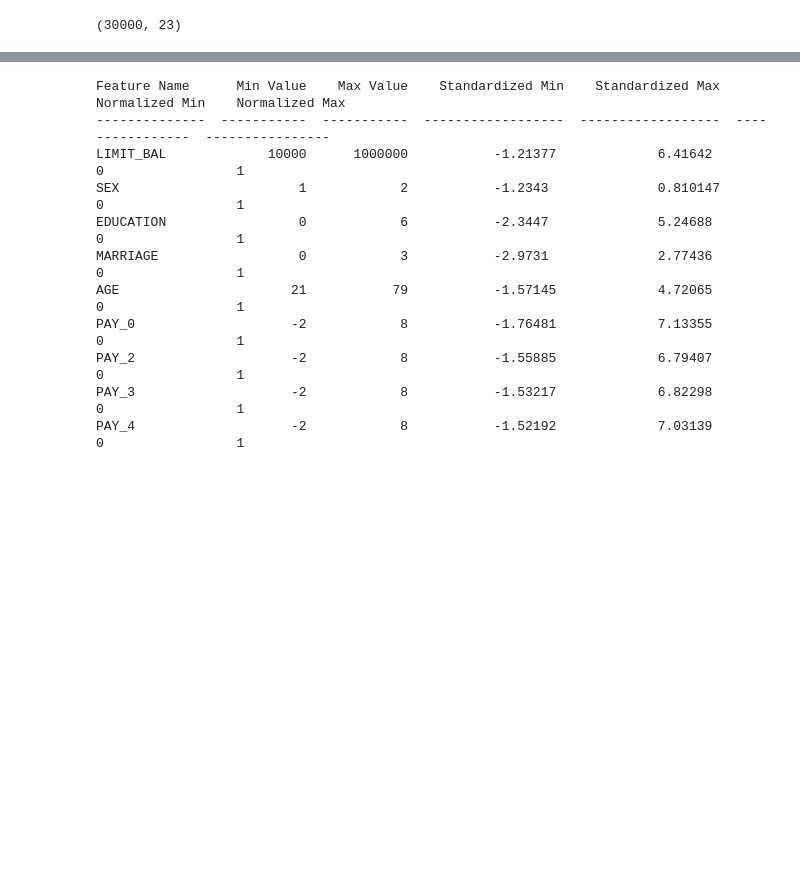
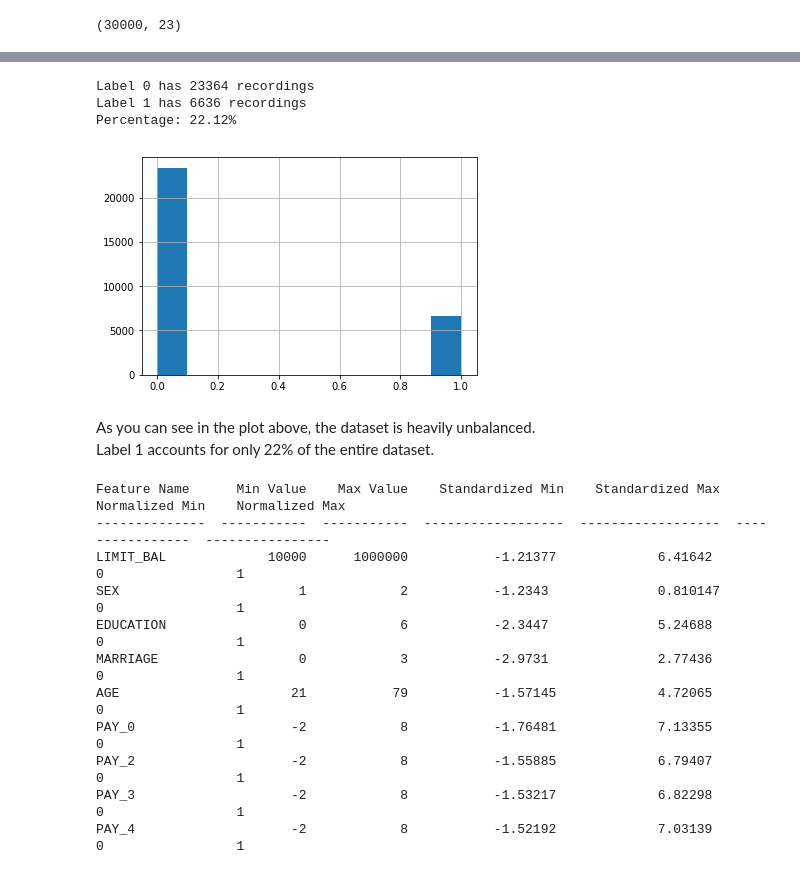
Before and after one commit to lenlehm/Classification-and-Regression, a Jupyter notebook: ClassificationAndRegression.ipynb, the cells around one changed output, grey strips where cells are left out. Drawn from its saved outputs; the diff is of its cells as text; code cells hidden in the pictures; blank space fills up the shorter version.

```diff
--- a/ClassificationAndRegression.ipynb
+++ b/ClassificationAndRegression.ipynb
@@ -484,3 +492,15 @@ X.head(3)
+# %%
+y.hist()
+print("Label 0 has {} recordings\nLabel 1 has {} recordings\nPercentage: {:.2f}%".format(y.value_counts()[0], y.value_counts()[1], (100* y.value_counts()[1] / ( y.value_counts()[0] + y.value_counts()[1]))))
+None
+# %% [output]
+Label 0 has 23364 recordings
+Label 1 has 6636 recordings
+Percentage: 22.12%
+[figure, added]
+# %% [markdown]
+As you can see in the plot above, the dataset is heavily unbalanced. <br />
+Label 1 accounts for only 22% of the entire dataset. <br />
 # %%
 print(tabulate( [ [name, mini, maxi, stdmini, stdmaxi, normmin, normmax] for name, mini, maxi, stdmini, stdmaxi, normmin, normmax in zip(X.columns, X.min(axis=0), X.max(axis=0), stdX.min(axis=0), stdX.max(axis=0), normX.min(axis=0), normX.max(axis=0))], headers=['Feature Name', 'Min Value', 'Max Value', 'Standardized Min', 'Standardized Max', 'Normalized Min', 'Normalized Max']))
 # %% [output]
```
Also changed, not shown: parts of 41 cells of this notebook.
